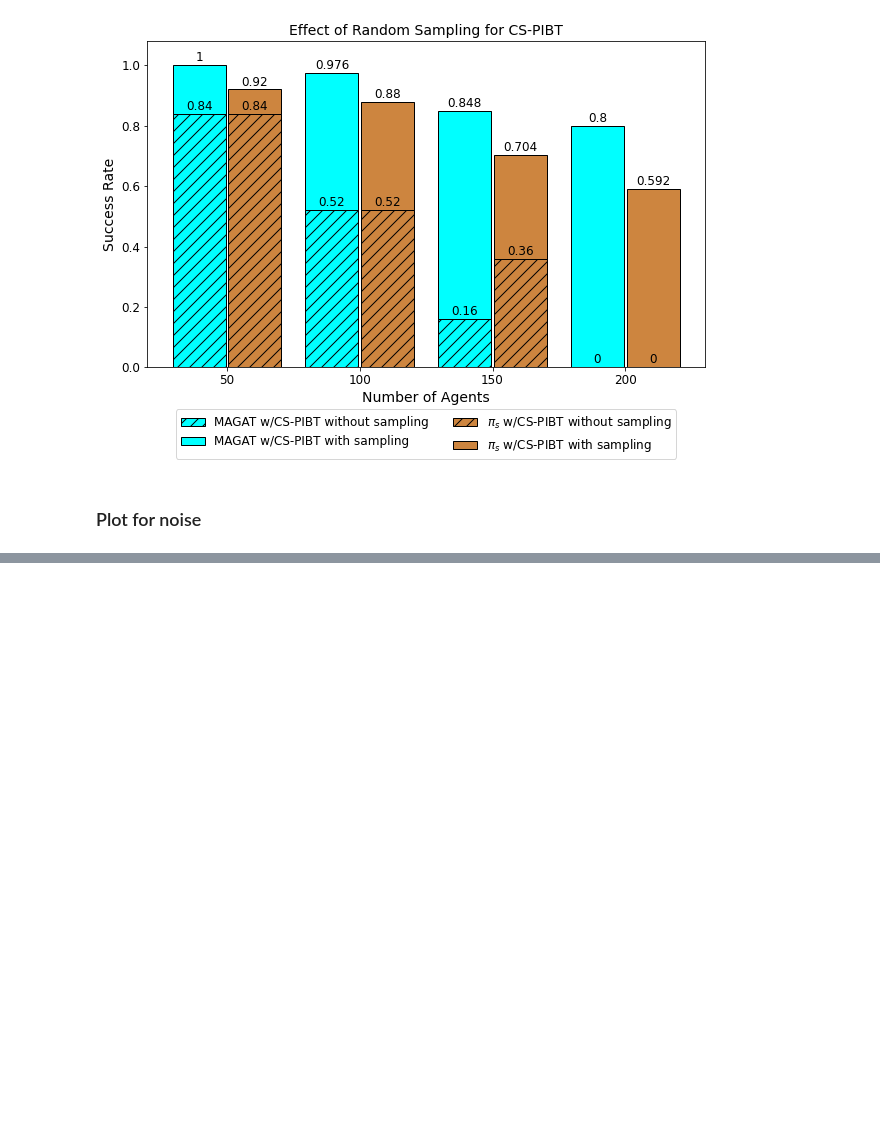
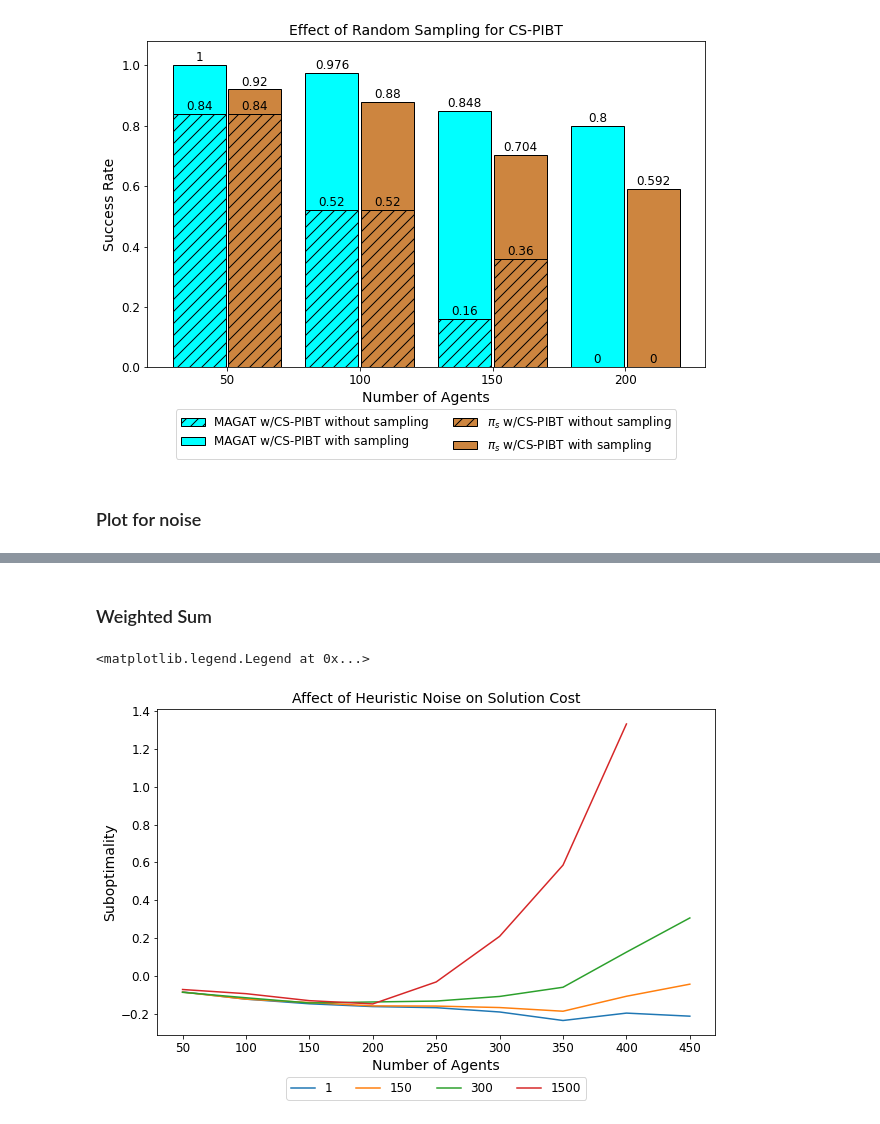
Before and after one commit to ArthurJakobsson/lacam_original, a Jupyter notebook: py/practice.ipynb, the cells around one changed output, grey strips where cells are left out. Saved outputs shown, nothing was run; the diff lists cells and outputs as text; code cells hidden in the pictures; blank space fills up the shorter version.

```diff
--- a/py/practice.ipynb
+++ b/py/practice.ipynb
@@ -278,0 +300,42 @@ plt.savefig(filename, bbox_inches='tight', dpi=600)
+# %% [markdown]
+### Weighted Sum
+# %%
+baseNNPath = "/home/rishi/Desktop/CMU/Research/ml-mapf/lacam/lacam_original/logs/random-32-32-10/nonn_20seeds.csv"
+baseDf = pd.read_csv(baseNNPath)
+filePath = lambda r : "/home/rishi/Desktop/CMU/Research/ml-mapf/lacam/lacam_original/logs/random-32-32-10/magatR{}.csv".format(r)
+
+numAgents = range(50, 451, 50)
+
+fig, ax = plt.subplots(figsize=(10, 6))
+## Add lines per rVal
+for rVal in [1, 150, 300, 1500]:
+    df = pd.read_csv(filePath(rVal))
+    df = pd.merge(df, baseDf, on=["scen_name", "agents", "seed"], how="inner") # Adds soc_lb
+    data = []
+    for agentNum in numAgents:
+        agentDf = df.loc[(df["agents"] == agentNum) & (df["magatSucceed"] == 1)]
+        if (len(agentDf) == 0):
+            data.append(np.nan)
+            continue
+        data.append(((agentDf["magatCost"]-agentDf["soc"])/agentDf["soc_lb"]).median())
+    ax.plot(numAgents, data, label="{}".format(rVal))
+
+## Add regular LaCAM
+# data = []
+# for agentNum in numAgents:
+#     agentDf = baseDf.loc[(baseDf["agents"] == agentNum) & (baseDf["solved"] == 1)]
+#     if (len(agentDf) == 0):
+#             data.append(np.nan)
+#             continue
+#     data.append((agentDf["soc"]/agentDf["soc_lb"]).median())
+# ax.plot(numAgents, data, label="LaCAM")
+
+
+ax.set_title("Affect of Heuristic Noise on Solution Cost")
+# ax.set_yscale("log")
+ax.set_ylabel('Suboptimality')
+ax.set_xlabel('Number of Agents')
+ax.legend(loc='upper center', bbox_to_anchor=(0.5, -0.11), ncol=5)
+# %% [output]
+<matplotlib.legend.Legend at 0x...>
+[figure, added]
```
Also changed, not shown: parts of 9 cells of this notebook, 1 other file.
